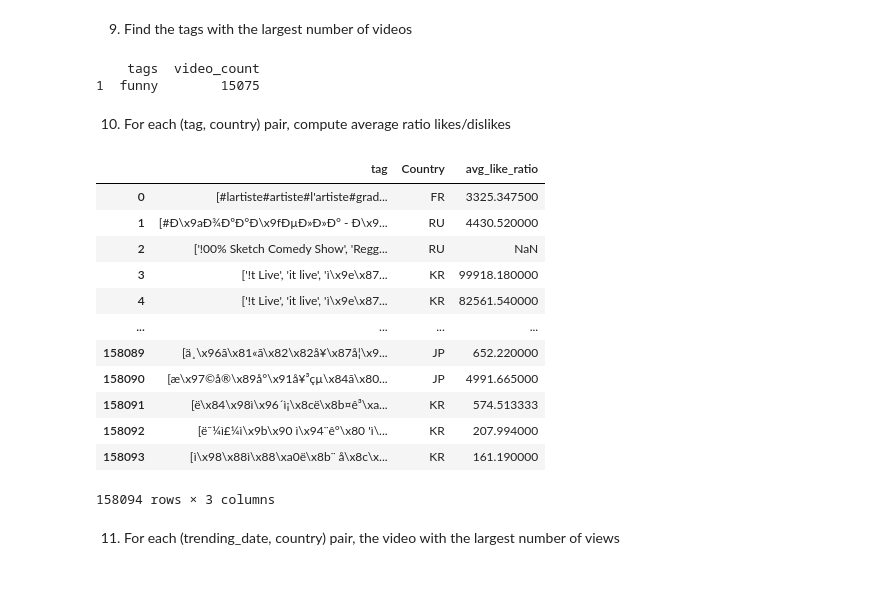
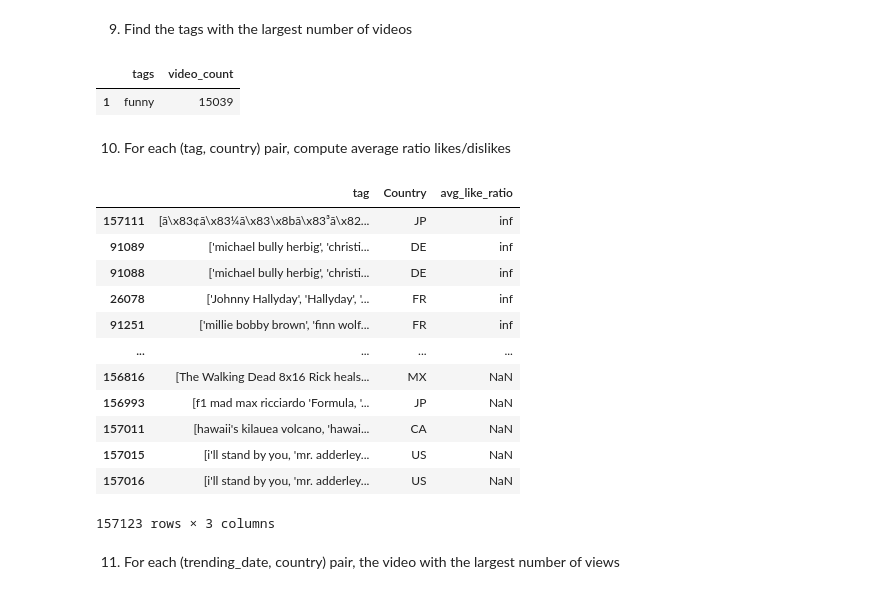
Before and after one commit to DianaCarboneRadchenko/Computer-Science-Project, a Jupyter notebook: ProjectCS.ipynb, the cells around one changed output. Saved outputs shown, nothing was run; the diff lists cells and outputs as text; code cells hidden in the pictures.

```diff
--- a/ProjectCS.ipynb
+++ b/ProjectCS.ipynb
@@ -51,15 +59,16 @@ files_csv
  'RUvideos.csv.zst',
  'GBvideos.csv.zst']
 # %%
-df = pd.read_csv(folder+files_csv[0],encoding='latin1')
+#unisco i file in un unico dataframe
+df = pd.read_csv(folder+files_csv[0],encoding='latin-1')
 df["Country"]=files_csv[0][:2]
 
 for f in range(1,len(files_csv)):
-    ds = pd.read_csv(folder+files_csv[f],encoding='latin1')
+    ds = pd.read_csv(folder+files_csv[f],encoding="latin-1")
     ds["Country"]=files_csv[f][:2]
     df=pd.concat([df,ds], ignore_index=True)
 
-display(df)
+display(df.head(10))
 # %% [output]
 |  | video_id | trending_date | title | channel_title | category_id | publish_time | tags | views | likes | ... |
 | 0 | 2kyS6SvSYSE | 17.14.11 | WE WANT TO TALK ABOUT OUR MARRIAGE | CaseyNeistat | 22 | 2017-11-13T17:13:01.000Z | SHANtell martin | 748374 | 57527 | ... |
@@ -105,6 +110,8 @@ Name: views, Length: 37824, dtype: int64
 excluded = df[((df['ratings_disabled'] == True) & (df['comments_disabled'] == True))
    | (df['video_error_or_removed'] == True)]
 excluded
-# manca un pezzo della domanda
+# rimuovo righe dal dataframe originale
+df = df.drop(excluded.index)
+df.head(10)
 # %% [output]
 |  | video_id | trending_date | title | channel_title | category_id | publish_time | tags | views | likes | ... |
@@ -143,7 +146,7 @@ df
 6. Cluster the publish time into 10-minute intervals (e.g. from 02:20 to 02:30)
 # %%
 df['publish_time_10min'] = pd.to_datetime(df['publish_time']).dt.floor('10min')
-df['interval'] = df['publish_time_10min'].dt.strftime('%H:%M') + '–' + \
+df['interval'] = df['publish_time_10min'].dt.strftime('%H:%M') + '-' + \
                   (df['publish_time_10min'] + pd.Timedelta(minutes=10)).dt.strftime('%H:%M')
-df
+df[['video_id','publish_time', 'publish_time_10min', 'interval']].head(10)
 # %% [output]
@@ -227,53 +226,50 @@ display(tag_counts)
 9. Find the tags with the largest number of videos
 # %%
 top_tag = tag_counts.head(1)
-print(top_tag)
+display(top_tag)
 # %% [output]
-    tags  video_count
-1  funny        15075
+|  | tags | video_count |
+| 1 | funny | 15039 |
 # %% [markdown]
 10. For each (tag, country) pair, compute average ratio likes/dislikes
 # %%
-# copia del dataframe originale
+#copia del dataframe originale
 df_tags = df.copy()
 
-# 1️⃣ Pulizia dei tag: rimuove virgolette e spazi
 df_tags["tags_clean"] = df_tags["tags"].astype(str).str.strip().str.replace('"', '', regex=False)
 
-# 2️⃣ Split dei tag usando "|" come separatore
 df_tags["tag"] = df_tags["tags_clean"].str.split("|")
 
-# 3️⃣ Esplode i tag in righe singole
 df_tags = df_tags.explode("tag")
 
-# 4️⃣ Rimuove spazi residui e tag vuoti
+#rimuovo spazi residui e tag vuoti
 df_tags["tag"] = df_tags["tag"].str.strip()
 df_tags = df_tags[df_tags["tag"].notna() & (df_tags["tag"] != "")]
 
-# 5️⃣ Calcola la media like_ratio per (tag, Country)
+#calcolo la media like_ratio per (tag, Country)
 result = (
     df_tags
     .groupby(["tag", "Country"])["like_ratio"]
     .mean()
     .reset_index(name="avg_like_ratio")
+    .sort_values(by="avg_like_ratio", ascending=False)
 )
 
-# 6️⃣ Mostra il risultato
 display(result)
 # %% [output]
 |  | tag | Country | avg_like_ratio |
-| 0 | [#lartiste#artiste#l'artiste#grad... | FR | 3325.347500 |
-| 1 | [#Ð\x9aÐ¾ÐºÐ°Ð\x9fÐµÐ»Ð»Ð° - Ð\x9... | RU | 4430.520000 |
-| 2 | ['!00% Sketch Comedy Show', 'Regg... | RU | NaN |
-| 3 | ['!t Live', 'it live', 'ì\x9e\x87... | KR | 99918.180000 |
-| 4 | ['!t Live', 'it live', 'ì\x9e\x87... | KR | 82561.540000 |
+| 157111 | [ã\x83¢ã\x83¼ã\x83\x8bã\x83³ã\x82... | JP | inf |
+| 91089 | ['michael bully herbig', 'christi... | DE | inf |
+| 91088 | ['michael bully herbig', 'christi... | DE | inf |
+| 26078 | ['Johnny Hallyday', 'Hallyday', '... | FR | inf |
+| 91251 | ['millie bobby brown', 'finn wolf... | FR | inf |
 | ... | ... | ... | ... |
-| 158089 | [ä¸\x96ã\x81«ã\x82\x82å¥\x87å¦\x9... | JP | 652.220000 |
-| 158090 | [æ\x97©å®\x89å°\x91å¥³çµ\x84ã\x80... | JP | 4991.665000 |
-| 158091 | [ë\x84\x98ì\x96´ì¡\x8cë\x8b¤ê³\xa... | KR | 574.513333 |
-| 158092 | [ë¯¼ì£¼ì\x9b\x90 ì\x94¨ê°\x80 'ì\... | KR | 207.994000 |
-| 158093 | [ì\x98\x88ì\x88\xa0ë\x8b¨ å\x8c\x... | KR | 161.190000 |
+| 156816 | [The Walking Dead 8x16 Rick heals... | MX | NaN |
+| 156993 | [f1 mad max ricciardo 'Formula, '... | JP | NaN |
+| 157011 | [hawaii's kilauea volcano, 'hawai... | CA | NaN |
+| 157015 | [i'll stand by you, 'mr. adderley... | US | NaN |
+| 157016 | [i'll stand by you, 'mr. adderley... | US | NaN |
-158094 rows × 3 columns
+157123 rows × 3 columns
 # %% [markdown]
 11. For each (trending_date, country) pair, the video with the largest number of views
 # %%
```
Also changed, not shown: parts of 15 cells of this notebook.
